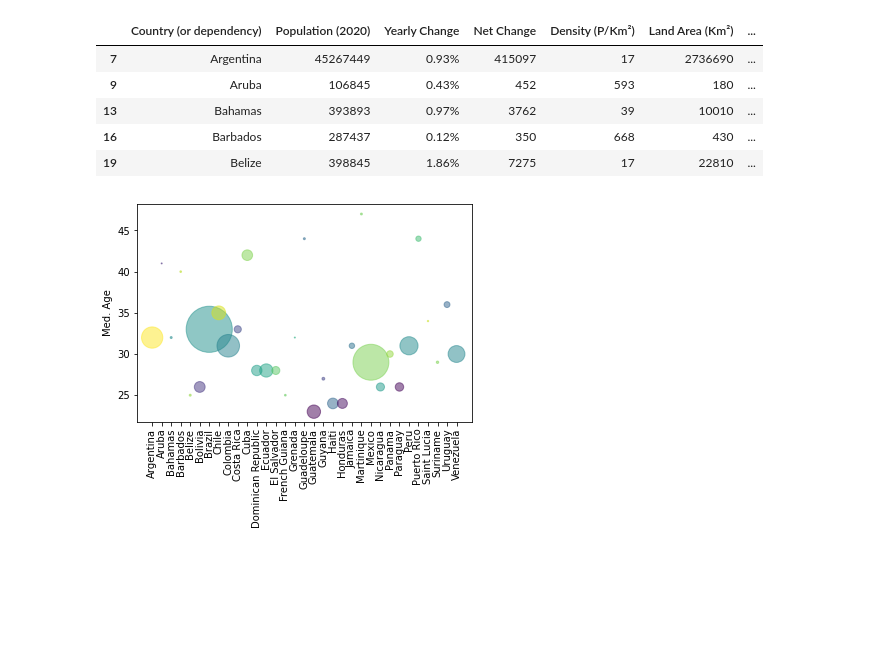
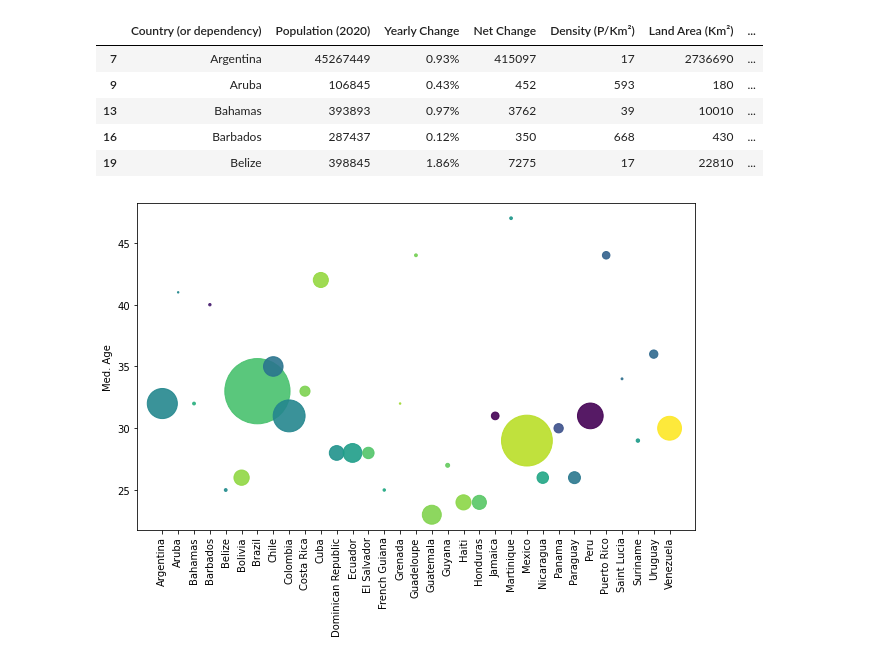
Before and after one commit to juniorpeves/Notebook-Visualization, a Jupyter notebook: PrincipiosDeVisualizaciones.ipynb, the cells around one changed output. Cells and saved outputs as stored; diff of their text form; code cells hidden in the pictures; blank space fills up the shorter version.

Commit message:
Mejora en BubbleChart

```diff
--- a/PrincipiosDeVisualizaciones.ipynb
+++ b/PrincipiosDeVisualizaciones.ipynb
@@ -16,18 +16,21 @@ Q1.head()
 # %%
 # libraries
 import matplotlib.pyplot as plt
 import numpy as np
 
-x = (Q1['Country (or dependency)']).to_numpy()
-y = (Q1['Med. Age']).to_numpy()
-z = (Q1['Population (2020)']).to_numpy()
 colors = np.random.rand(len(Q1['Country (or dependency)']))
 
+plt.figure(figsize=(10,6))
 # use the scatter function
-plt.scatter(x, y, s=z/100000, alpha=0.5, c=colors)
+plt.scatter(Q1['Country (or dependency)'],
+            Q1['Med. Age'],
+            s=(Q1['Population (2020)']/50000),
+            alpha=0.9,
+            c=colors)
 plt.xticks(rotation=90)
 plt.ylabel("Med. Age")
 # show the graph
+plt.savefig('BubbleChart.png')
 plt.show()
 # %% [output]
-[figure, old version]
+[figure, new version]
```
Also changed, not shown: 1 other file.
